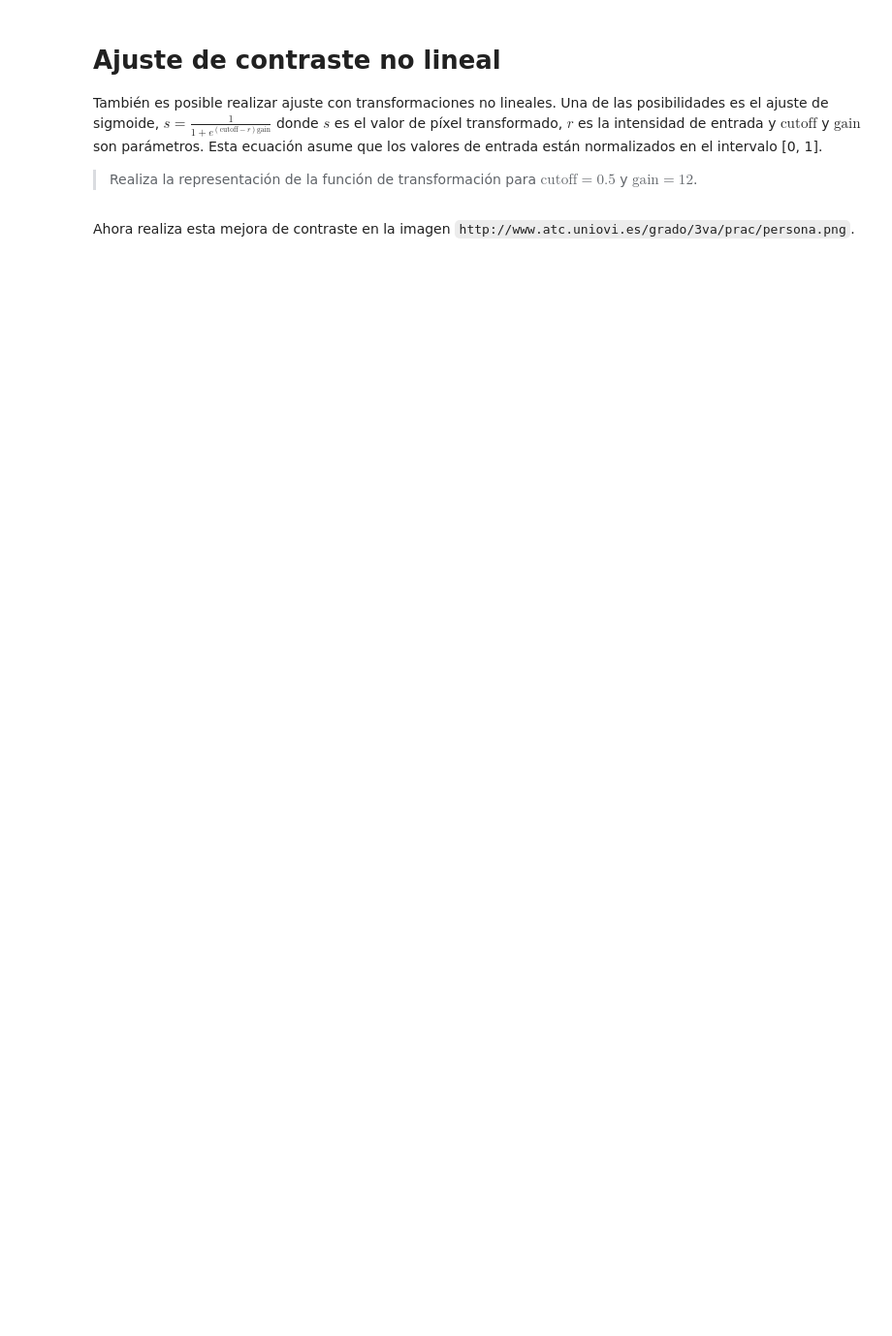
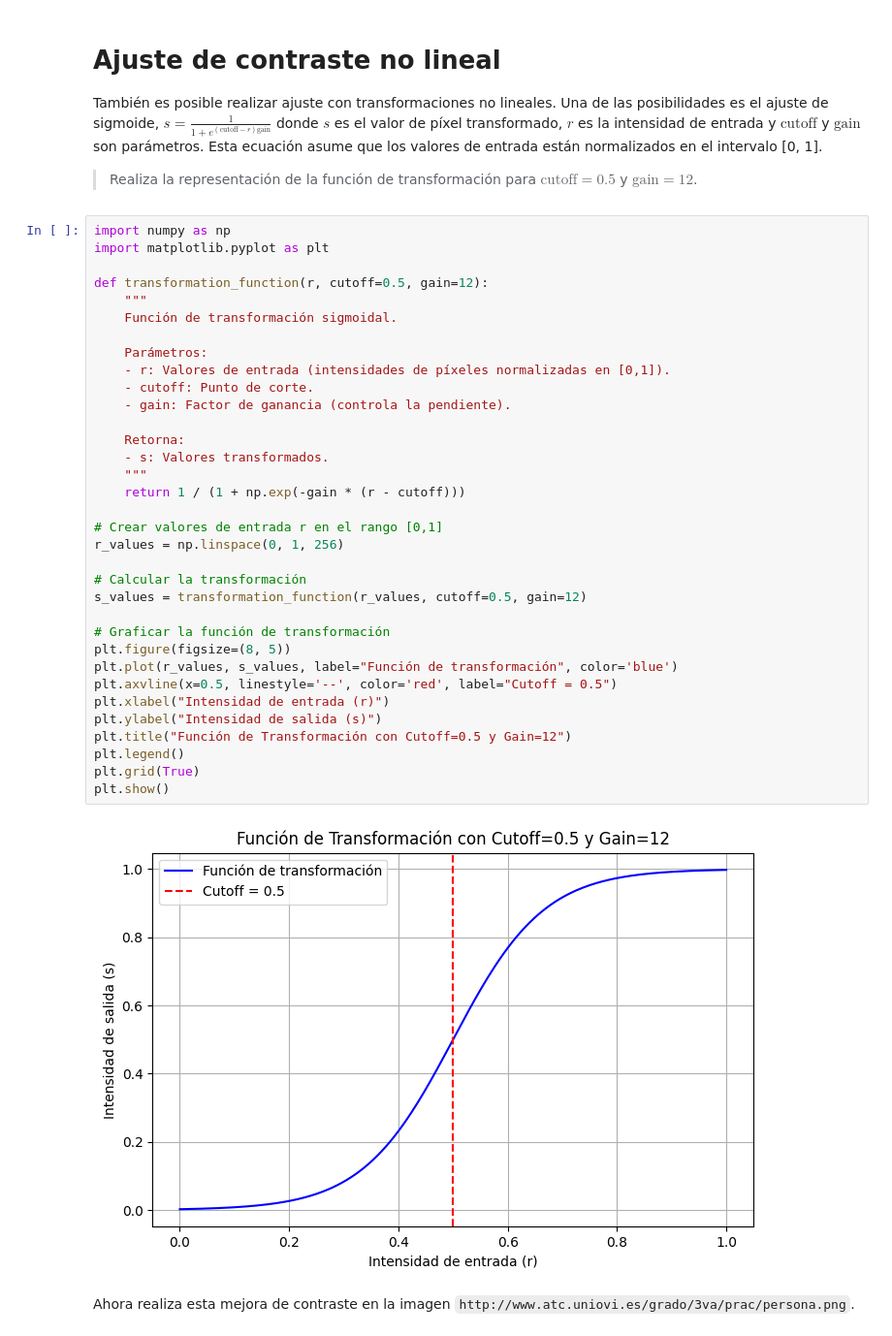
Before and after one commit to uo288207/vision_artificial, a Jupyter notebook: Prac03-Brillo.ipynb, the cells around one changed output. Shown at 97% size. Saved outputs shown, nothing was run; the diff lists cells and outputs as text; blank space fills up the shorter version.

```diff
--- a/Prac03-Brillo.ipynb
+++ b/Prac03-Brillo.ipynb
@@ -131,5 +283,41 @@ Una vez que se tiene la visualización del histograma se puede analizar mejor el
 También es posible realizar ajuste con transformaciones no lineales. Una de las posibilidades es el ajuste de sigmoide, $s = \frac{1}{1 + e^{(\mathrm{cutoff} - r)\mathrm{gain}}}$ donde $s$ es el valor de píxel transformado, $r$ es la intensidad de entrada y $\mathrm{cutoff}$ y $\mathrm{gain}$ son parámetros. Esta ecuación asume que los valores de entrada están normalizados en el intervalo [0, 1].
 
 > Realiza la representación de la función de transformación para $\mathrm{cutoff} = 0.5$ y $\mathrm{gain} = 12$.
+# %%
+import numpy as np
+import matplotlib.pyplot as plt
+
+def transformation_function(r, cutoff=0.5, gain=12):
+    """
+    Función de transformación sigmoidal.
+
+    Parámetros:
+    - r: Valores de entrada (intensidades de píxeles normalizadas en [0,1]).
+    - cutoff: Punto de corte.
+    - gain: Factor de ganancia (controla la pendiente).
+
+    Retorna:
+    - s: Valores transformados.
+    """
+    return 1 / (1 + np.exp(-gain * (r - cutoff)))
+
+# Crear valores de entrada r en el rango [0,1]
+r_values = np.linspace(0, 1, 256)
+
+# Calcular la transformación
+s_values = transformation_function(r_values, cutoff=0.5, gain=12)
+
+# Graficar la función de transformación
+plt.figure(figsize=(8, 5))
+plt.plot(r_values, s_values, label="Función de transformación", color='blue')
+plt.axvline(x=0.5, linestyle='--', color='red', label="Cutoff = 0.5")
+plt.xlabel("Intensidad de entrada (r)")
+plt.ylabel("Intensidad de salida (s)")
+plt.title("Función de Transformación con Cutoff=0.5 y Gain=12")
+plt.legend()
+plt.grid(True)
+plt.show()
+# %% [output]
+[figure, added]
 # %% [markdown]
 Ahora realiza esta mejora de contraste en la imagen `http://www.atc.uniovi.es/grado/3va/prac/persona.png`.
```
Also changed, not shown: parts of 2 cells of this notebook, 1 other file.
